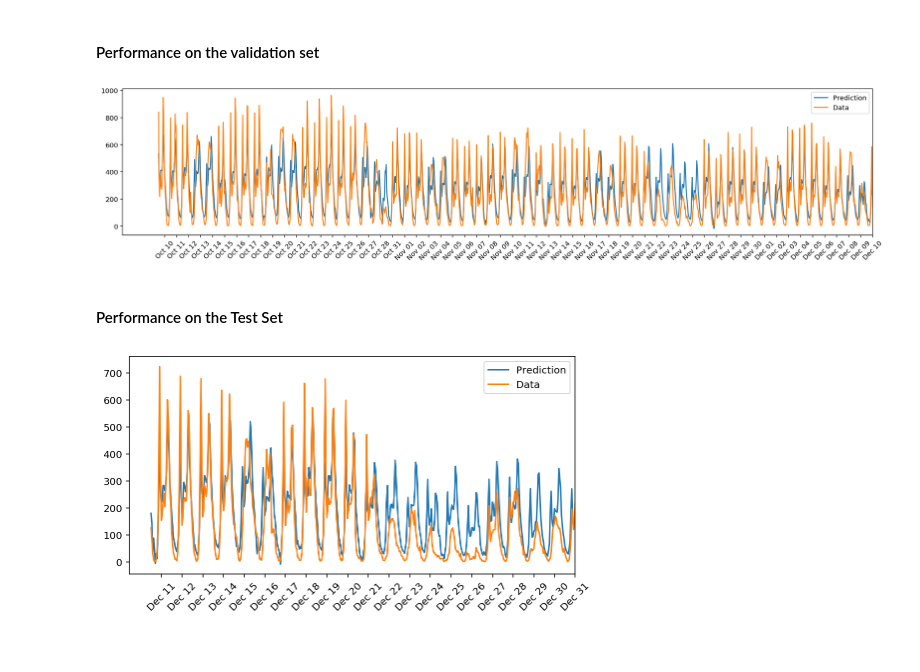
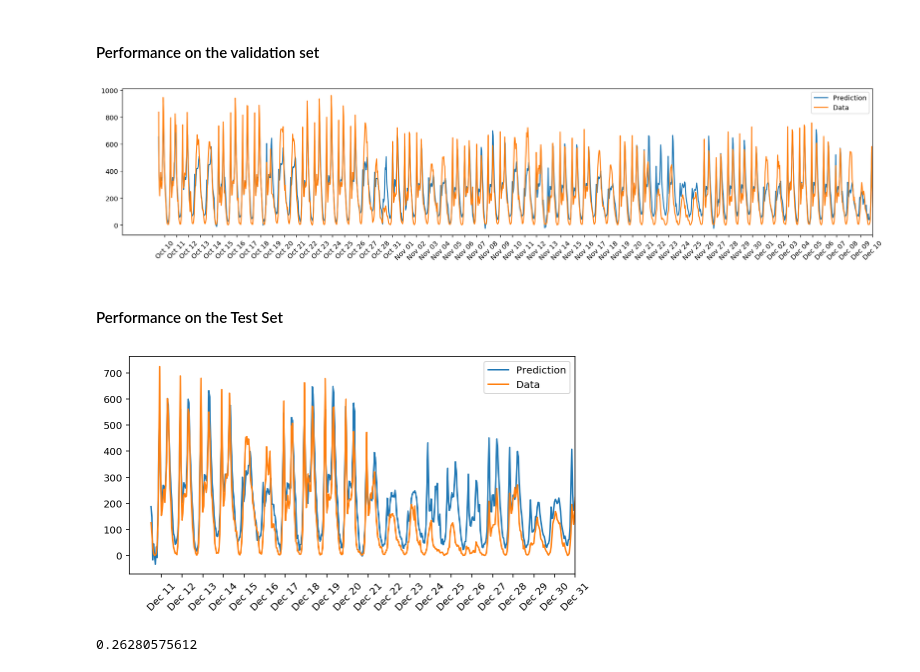
Before and after one commit to tnkarthik/bike-share-prediction, a Jupyter notebook: Your_first_neural_network.ipynb, the cells around one changed output. Saved outputs shown, nothing was run; the diff lists cells and outputs as text; code cells hidden in the pictures.

```diff
--- a/Your_first_neural_network.ipynb
+++ b/Your_first_neural_network.ipynb
@@ -300,8 +308,8 @@ The more hidden nodes you have, the more accurate predictions the model will mak
 import sys
 
 ### Set the hyperparameters here ###
-iterations = 1000
-learning_rate = 0.5
+iterations = 10000
+learning_rate = 0.1
 hidden_nodes = 5
 output_nodes = 1
 
@@ -374,25 +396,31 @@ dates = dates.apply(lambda d: d.strftime('%b %d'))
 ax.set_xticks(np.arange(len(dates[-60*24:]))[12::24])
 _ = ax.set_xticklabels(dates[12::24], rotation=45)
 # %% [output]
-[figure, old version]
+[figure, new version]
 # %% [markdown]
  #### Performance on the Test Set
 # %%
 fig, ax = plt.subplots(figsize=(8,4))
 
 mean, std = scaled_features['cnt']
 predictions = network.run(test_features).T*std + mean
 ax.plot(predictions[0], label='Prediction')
 ax.plot((test_targets['cnt']*std + mean).values, label='Data')
 ax.set_xlim(right=len(predictions))
 ax.legend()
 
 dates = pd.to_datetime(rides.ix[test_data.index]['dteday'])
 dates = dates.apply(lambda d: d.strftime('%b %d'))
 ax.set_xticks(np.arange(len(dates))[12::24])
 _ = ax.set_xticklabels(dates[12::24], rotation=45)
+
+test_loss = MSE(network.run(test_features).T, test_targets['cnt'].values)
 # %% [output]
-[figure, old version]
+[figure, new version]
+# %%
+print(test_loss)
+# %% [output]
+0.26280575612
 # %% [markdown]
 ## OPTIONAL: Thinking about your results(this question will not be evaluated in the rubric).
 
```
Also changed, not shown: parts of 22 cells of this notebook.
